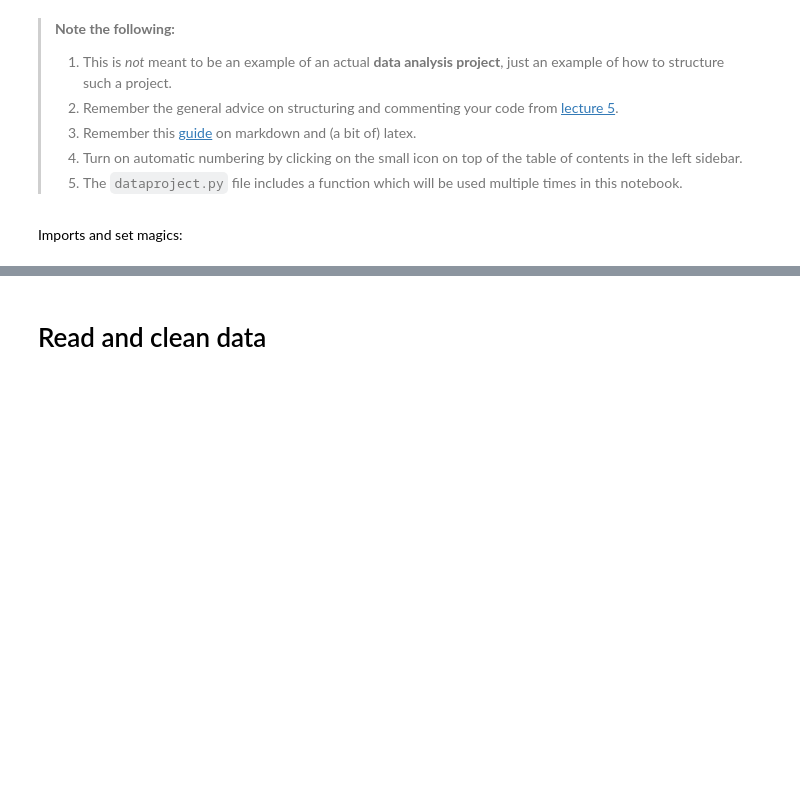
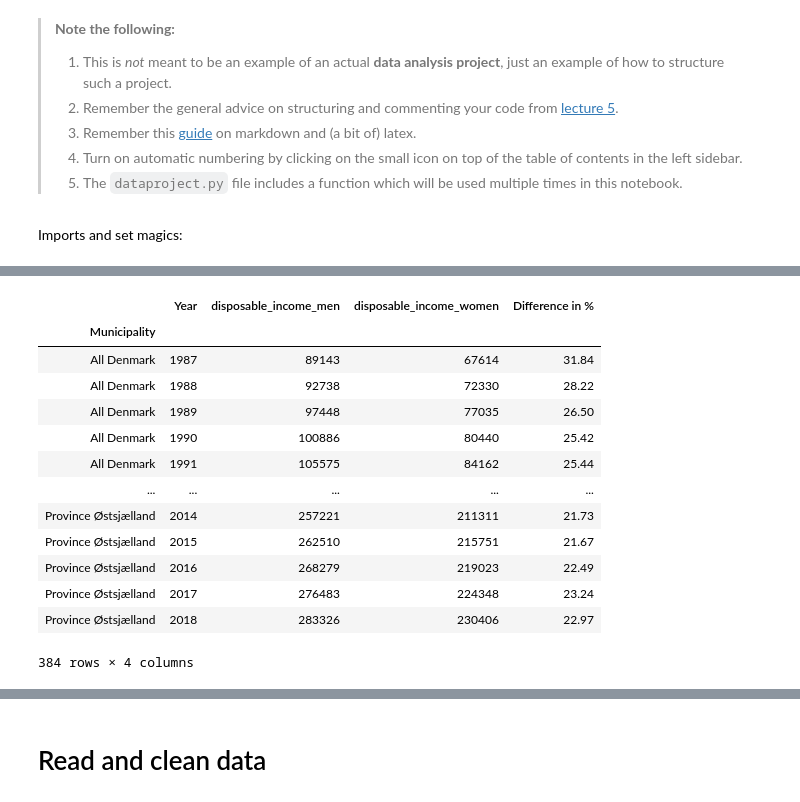
Before and after one commit to kzm266/projects-2020-group-60, a Jupyter notebook: dataproject/dataproject.ipynb, the cells around one changed output, grey strips where cells are left out. Cells and saved outputs as stored; diff of their text form; code cells hidden in the pictures; blank space fills up the shorter version.

```diff
--- a/dataproject/dataproject.ipynb
+++ b/dataproject/dataproject.ipynb
@@ -12,3 +92,76 @@ Imports and set magics:
+# %%
+#Import the neccesary packages
+import numpy as np
+import pandas as pd
+import pydst
+import matplotlib.pyplot as plt
+
+#DATACLEANING#
+
+#We use pydst to use an API to Denmark's statistics
+Dst = pydst.Dst(lang='en')
+Dst.get_data(table_id='INDKP101')
+Vars = Dst.get_variables(table_id='INDKP101')
+
+#To find the variables we need, we inspect the table that we have imported:
+Vars.values
+
+#After picking out values, we can get our data:
+Everything = Dst.get_data(table_id = 'INDKP101', variables={'OMRÅDE':['000','01','02','03','04','05','06','07','08','09','10','11'], 'KOEN':['M','K'], 'TID':['*'], 'ENHED':['116'], 'INDKOMSTTYPE':['100']}).rename(columns={'OMRÅDE':'Municipality'})
+
+#Changing the index to Municipality:
+New_index = Everything.set_index('Municipality')
+
+#Picking out the neccesary variables:
+Sortet = New_index[['TID','KOEN','INDHOLD']].rename(columns={'KOEN':'Gender', 'TID':'Year', 'INDHOLD':'disposable income'})
+
+#Making a table for each gender:
+Men = Sortet[Sortet['Gender']=='Men'].sort_values(['Municipality','Year']).rename(columns={'disposable income':'disposable_income_men'})
+
+Women = Sortet[Sortet['Gender']=='Women'].sort_values(['Municipality', 'Year']).rename(columns={'disposable income':'disposable_income_women'})
+
+Women_without_year = Women[['Gender', 'disposable_income_women']]
+
+#Concatenate the two tables:
+Concatenated_table = pd.concat([Men, Women_without_year], axis=1)
+
+Concatenated_table
+
+
+
+
+
+
+#Removing the gender nicer look:
+Final_table = Concatenated_table[['Year','disposable_income_men','disposable_income_women']]
+
+#DATACLEANING COMPLETE#
+
+#APPLYING METHODS#
+
+#Creates a function with provides the difference between the genders in %:
+def f(x):
+    """Gives the procentual difference between the genders"""
+    return round((x['disposable_income_men']/x['disposable_income_women']-1)*100, 2)
+
+#Applying the function to the end of the table:
+Final_table['Difference in %']=Final_table.apply(f, axis=1)
+Final_table
+# %% [output]
+|  | Year | disposable_income_men | disposable_income_women | Difference in % |
+| Municipality |  |  |  |  |
+| All Denmark | 1987 | 89143 | 67614 | 31.84 |
+| All Denmark | 1988 | 92738 | 72330 | 28.22 |
+| All Denmark | 1989 | 97448 | 77035 | 26.50 |
+| All Denmark | 1990 | 100886 | 80440 | 25.42 |
+| All Denmark | 1991 | 105575 | 84162 | 25.44 |
+| ... | ... | ... | ... | ... |
+| Province Østsjælland | 2014 | 257221 | 211311 | 21.73 |
+| Province Østsjælland | 2015 | 262510 | 215751 | 21.67 |
+| Province Østsjælland | 2016 | 268279 | 219023 | 22.49 |
+| Province Østsjælland | 2017 | 276483 | 224348 | 23.24 |
+| Province Østsjælland | 2018 | 283326 | 230406 | 22.97 |
+384 rows × 4 columns
 # %%
 %load_ext autoreload
 %autoreload 2
```
Also changed, not shown: parts of 8 cells of this notebook, 4 other files.
